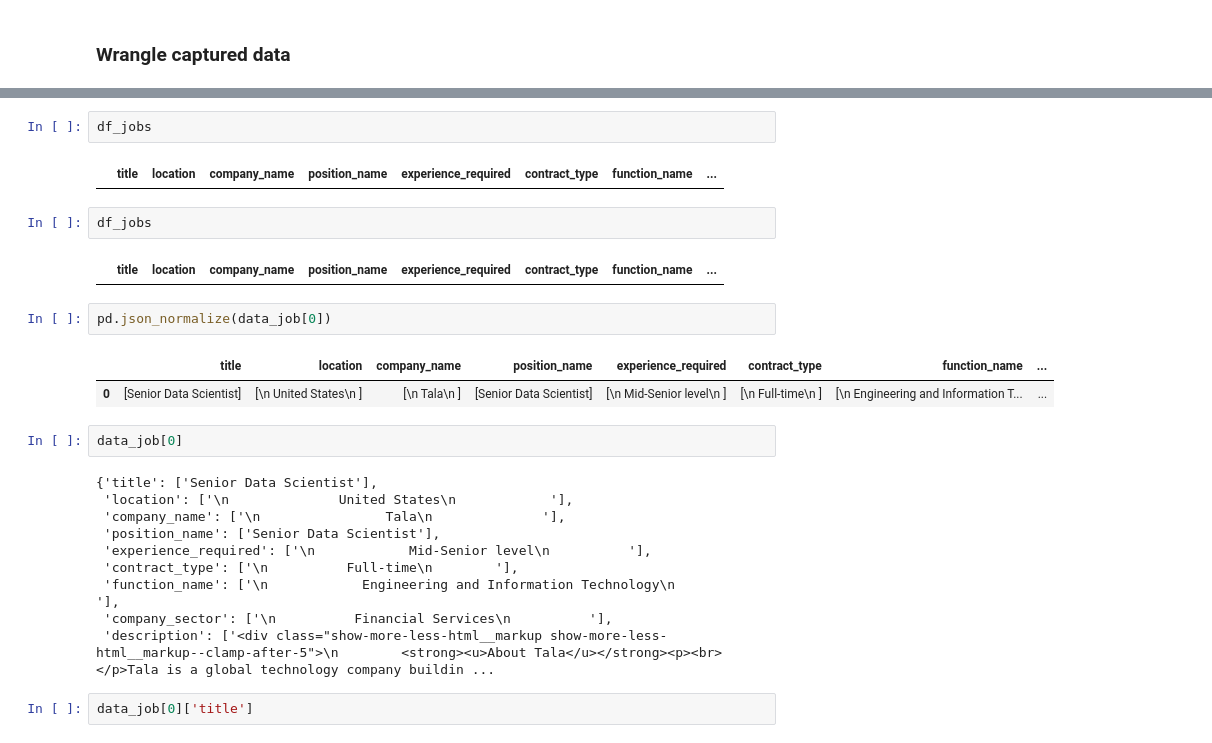
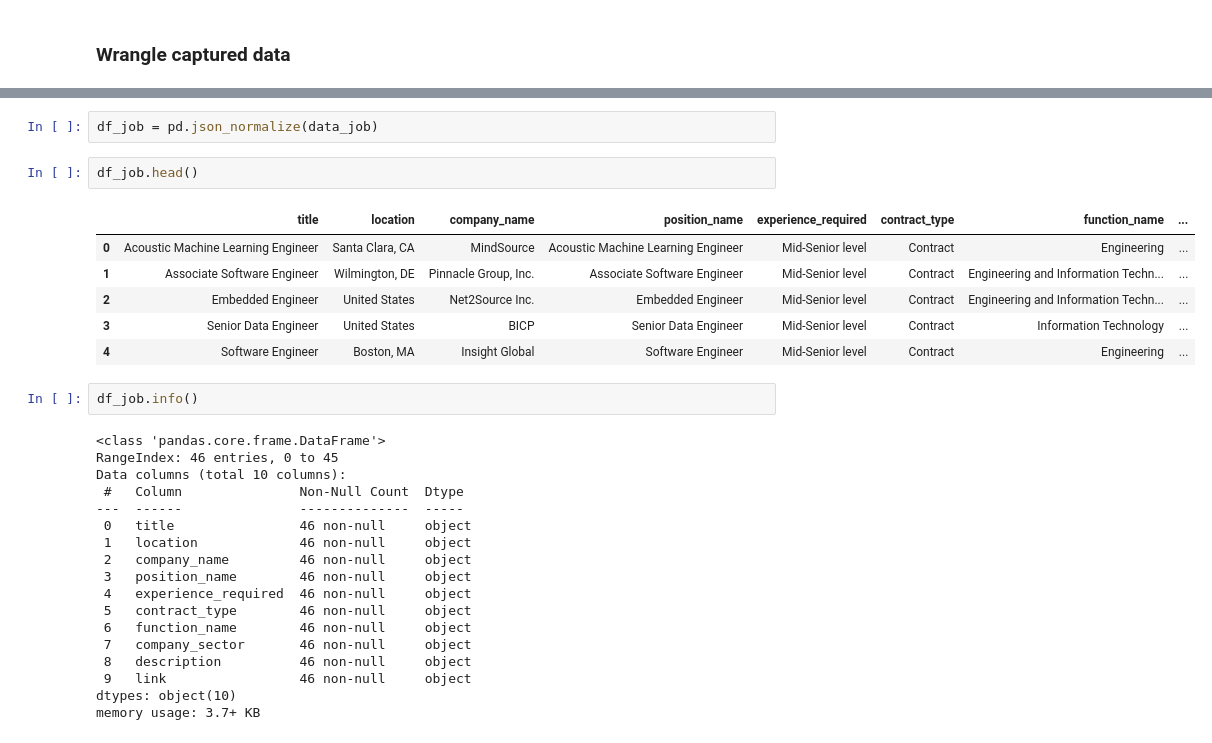
Before and after one commit to lucasvascrocha/LinkedIn-scrap, a Jupyter notebook: jobsearch/analysis/analysis.ipynb, the cells around one changed output, grey strips where cells are left out. Cells and saved outputs as stored; diff of their text form.

```diff
--- a/jobsearch/analysis/analysis.ipynb
+++ b/jobsearch/analysis/analysis.ipynb
@@ -173,27 +91,31 @@ data_job[0]['title'][0]
-# %%
-df_jobs
-# %% [output]
-|  | title | location | company_name | position_name | experience_required | contract_type | function_name | ... |
-# %%
-df_jobs
-# %% [output]
-|  | title | location | company_name | position_name | experience_required | contract_type | function_name | ... |
 # %%
-pd.json_normalize(data_job[0])
+df_job = pd.json_normalize(data_job)
-# %% [output]
-|  | title | location | company_name | position_name | experience_required | contract_type | function_name | ... |
-| 0 | [Senior Data Scientist] | [\n United States\n ] | [\n Tala\n ] | [Senior Data Scientist] | [\n Mid-Senior level\n ] | [\n Full-time\n ] | [\n Engineering and Information T... | ... |
-# %%
-data_job[0]
-# %% [output]
-{'title': ['Senior Data Scientist'],
- 'location': ['\n              United States\n            '],
- 'company_name': ['\n                Tala\n              '],
- 'position_name': ['Senior Data Scientist'],
- 'experience_required': ['\n            Mid-Senior level\n          '],
- 'contract_type': ['\n          Full-time\n        '],
- 'function_name': ['\n            Engineering and Information Technology\n          '],
- 'company_sector': ['\n          Financial Services\n          '],
- 'description': ['<div class="show-more-less-html__markup show-more-less-html__markup--clamp-after-5">\n        <strong><u>About Tala</u></strong><p><br></p>Tala is a global technology company buildin ...
-# %%
-data_job[0]['title']
+# %%
+df_job.head()
+# %% [output]
+|  | title | location | company_name | position_name | experience_required | contract_type | function_name | ... |
+| 0 | Acoustic Machine Learning Engineer | Santa Clara, CA | MindSource | Acoustic Machine Learning Engineer | Mid-Senior level | Contract | Engineering | ... |
+| 1 | Associate Software Engineer | Wilmington, DE | Pinnacle Group, Inc. | Associate Software Engineer | Mid-Senior level | Contract | Engineering and Information Techn... | ... |
+| 2 | Embedded Engineer | United States | Net2Source Inc. | Embedded Engineer | Mid-Senior level | Contract | Engineering and Information Techn... | ... |
+| 3 | Senior Data Engineer | United States | BICP | Senior Data Engineer | Mid-Senior level | Contract | Information Technology | ... |
+| 4 | Software Engineer | Boston, MA | Insight Global | Software Engineer | Mid-Senior level | Contract | Engineering | ... |
+# %%
+df_job.info()
+# %% [output]
+<class 'pandas.core.frame.DataFrame'>
+RangeIndex: 46 entries, 0 to 45
+Data columns (total 10 columns):
+ #   Column               Non-Null Count  Dtype
+---  ------               --------------  -----
+ 0   title                46 non-null     object
+ 1   location             46 non-null     object
+ 2   company_name         46 non-null     object
+ 3   position_name        46 non-null     object
+ 4   experience_required  46 non-null     object
+ 5   contract_type        46 non-null     object
+ 6   function_name        46 non-null     object
+ 7   company_sector       46 non-null     object
+ 8   description          46 non-null     object
+ 9   link                 46 non-null     object
+dtypes: object(10)
+memory usage: 3.7+ KB
```
Also changed, not shown: parts of 14 cells of this notebook, 3 other files.
